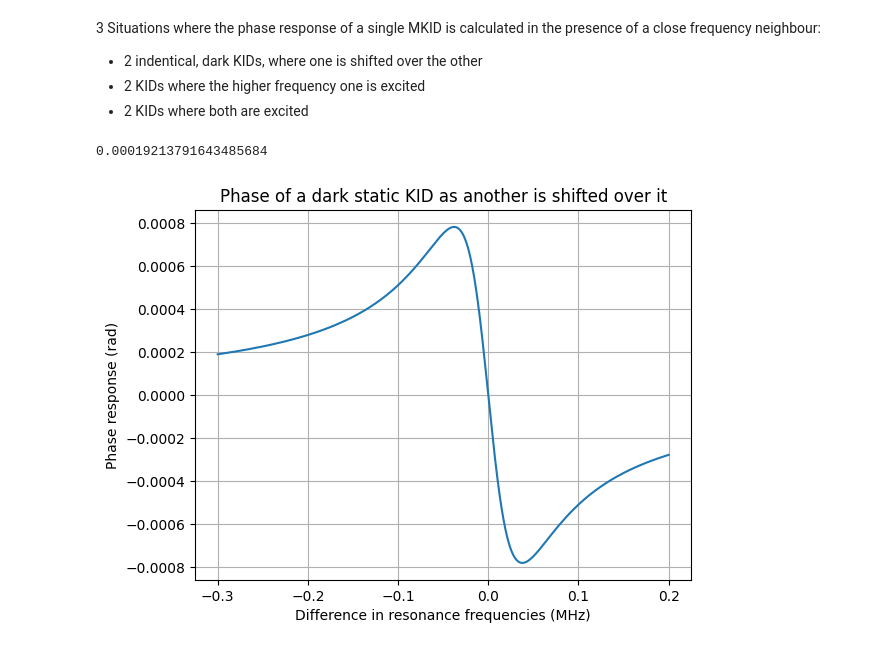
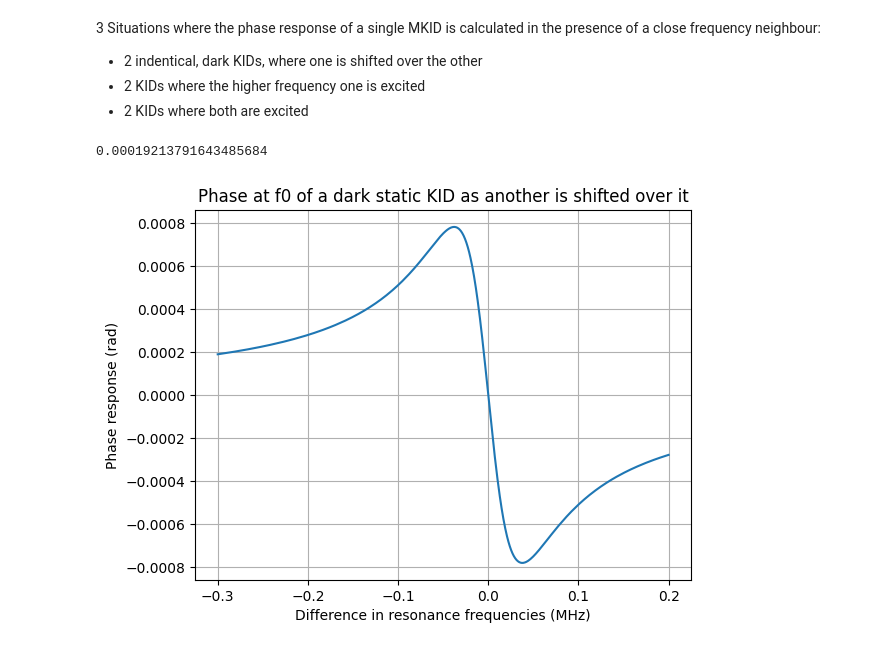
Before and after one commit to HesselSchulte/Python_KID_model, a Jupyter notebook: Fres shift jupyter.ipynb, the cells around one changed output. Saved outputs shown, nothing was run; the diff lists cells and outputs as text; code cells hidden in the pictures.

```diff
--- a/Fres shift jupyter.ipynb
+++ b/Fres shift jupyter.ipynb
@@ -136,8 +174,13 @@ interactive(children=(FloatSlider(value=8.617, description='kbT', max=17.9701876
 # %%
+def calc_x_center(S21):
+    xmin = np.min(S21.real)
+    xmax = round(np.max(S21.real))
+    x_center = (xmax+xmin)/2
+    return x_center
+
 def phase_response_xc(s1_eff, s2_eff):
     S21_dark = kc.S21(Qi0_B, Qc, f_read, f0_B)
     f_res_index = np.argmin(dB_scale(S21_dark))
-    phase_dark = np.imag(S21_dark)[f_res_index]
     phase_resp = np.zeros(len(s1_eff))
     theta = np.zeros(len(s1_eff))
     # x_center = (1 + np.min(dB_scale(S21_dark))/2)
@@ -146,11 +189,10 @@ def phase_response_xc(s1_eff, s2_eff):
     Qi_resp = (2*s2_eff)/(ak*beta*s1_eff)
     for i in range(len(s1_eff)):
         S21_resp = kc.S21(Qi_resp[i], Qc, f_read, f_resp[i])
-        circle_Im0 = np.min(np.real(S21_resp))
-        x_center = (1 + circle_Im0)/2
+        x_center = calc_x_center(S21_resp)
         theta[i] = np.arctan2(S21_resp.imag[f_res_index], x_center - S21_resp.real[f_res_index])
         phase_resp[i] = (S21_resp.imag[f_res_index])/(x_center-S21_resp.real[f_res_index])
-    return theta#, S21_dark
+    return theta
 
 def phase_response_df(s1_eff, s2_eff):
     S21_dark = kc.S21(Qi0_B, Qc, f_read, f0_B)
@@ -170,7 +212,7 @@ phase_df = phase_response_df(s1_B, s2_B)
 
 plt.plot(kbTarr, phase_xc, label = 'calculated with x_center')
 plt.plot(kbTarr, phase_df, label = r"calculated with $\delta f/f_0$", linestyle = "dashed")
-plt.title("Phase as function of effective Temperature")
+plt.title("Phase of isoleted KID as function of effective Temperature")
 plt.xlabel("kbT (µeV)")
 plt.ylabel("phase ")
 plt.legend()
@@ -185,32 +227,30 @@ plt.grid()
 - 2 KIDs where the higher frequency one is excited
 - 2 KIDs where both are excited
 # %%
-
 def cross_phase(S21_stat, f_shift):
     f_res_index = np.argmin(dB_scale(S21_stat))
     phase_dark = np.imag(S21_stat)[f_res_index]
     cross_theta = np.zeros(len(f_shift))
     theta = np.zeros(len(f_shift))
 
     for i in range(len(f_shift)):
         S21_shift = kc.S21(Qi0_A, Qc, f_read, f0_A+f_shift[i])
         S21_combined = S21_shift*S21_stat
-        circle_Im0 = np.min(np.real(S21_combined))
-        x_center = (1 + circle_Im0)/2
+        x_center = calc_x_center(S21_combined)
         cross_theta[i] = np.arctan2(S21_combined.imag[f_res_index], x_center - S21_combined.real[f_res_index])
 
     return cross_theta
 
 fshift = np.linspace(0,0.5e6,N_read)
 
 theta_shift = cross_phase(S21_0_B, fshift)
 
 plt.plot((fshift-(f0_B-f0_A))/1e6, theta_shift)
-plt.title("Phase of a dark static KID as another is shifted over it")
+plt.title("Phase at f0 of a dark static KID as another is shifted over it")
 plt.xlabel("Difference in resonance frequencies (MHz)")
 plt.ylabel("Phase response (rad)")
 plt.grid()
 print(theta_shift[10])
 # %% [output]
 0.00019213791643485684
-[figure, old version]
+[figure, new version]
```
Also changed, not shown: parts of 9 cells of this notebook.
